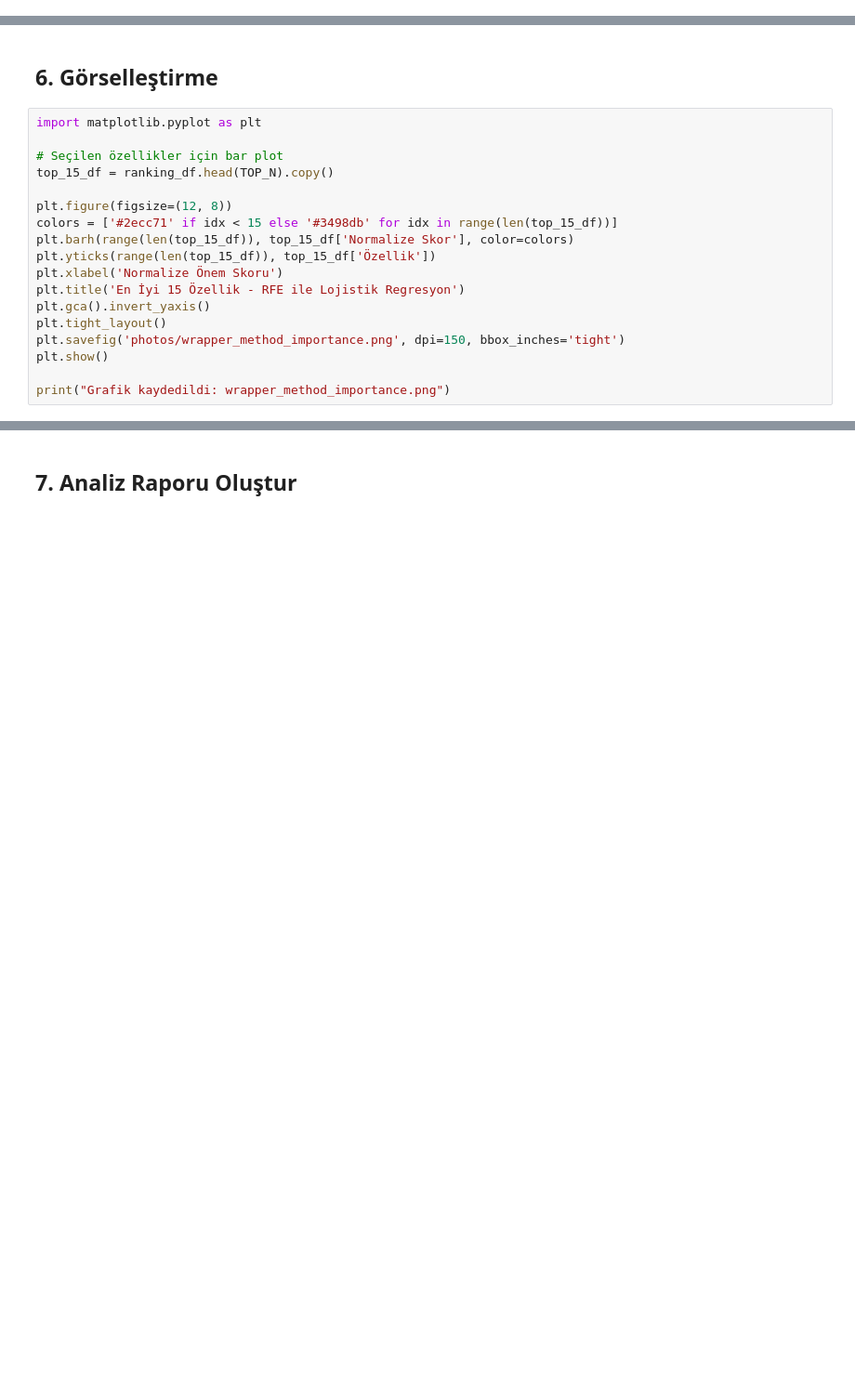
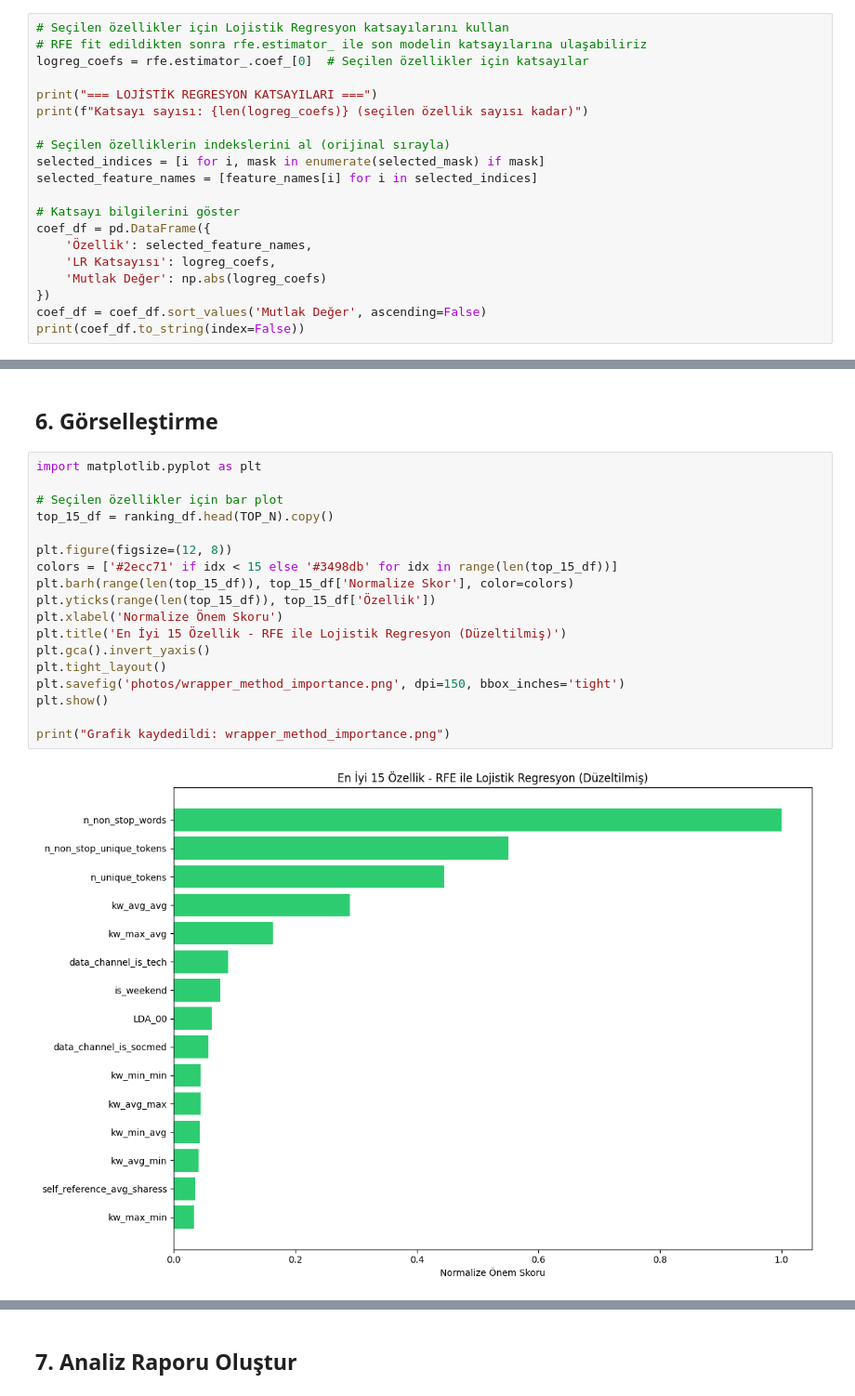
Before and after one commit to kaayra2000/logistic_regression_feature_selection, a Jupyter notebook: feature_selection/wrapper_method.ipynb, the cells around one changed output, grey strips where cells are left out. Shown at 93% size. Cells and saved outputs as stored; diff of their text form; blank space fills up the shorter version.

```diff
--- a/feature_selection/wrapper_method.ipynb
+++ b/feature_selection/wrapper_method.ipynb
@@ -146,0 +192,20 @@ print(ranking_df.to_string(index=False))
+# %%
+# Seçilen özellikler için Lojistik Regresyon katsayılarını kullan
+# RFE fit edildikten sonra rfe.estimator_ ile son modelin katsayılarına ulaşabiliriz
+logreg_coefs = rfe.estimator_.coef_[0]  # Seçilen özellikler için katsayılar
+
+print("=== LOJİSTİK REGRESYON KATSAYILARI ===")
+print(f"Katsayı sayısı: {len(logreg_coefs)} (seçilen özellik sayısı kadar)")
+
+# Seçilen özelliklerin indekslerini al (orijinal sırayla)
+selected_indices = [i for i, mask in enumerate(selected_mask) if mask]
+selected_feature_names = [feature_names[i] for i in selected_indices]
+
+# Katsayı bilgilerini göster
+coef_df = pd.DataFrame({
+    'Özellik': selected_feature_names,
+    'LR Katsayısı': logreg_coefs,
+    'Mutlak Değer': np.abs(logreg_coefs)
+})
+coef_df = coef_df.sort_values('Mutlak Değer', ascending=False)
+print(coef_df.to_string(index=False))
@@ -149,18 +324,20 @@ print(ranking_df.to_string(index=False))
 # %%
 import matplotlib.pyplot as plt
 
 # Seçilen özellikler için bar plot
 top_15_df = ranking_df.head(TOP_N).copy()
 
 plt.figure(figsize=(12, 8))
 colors = ['#2ecc71' if idx < 15 else '#3498db' for idx in range(len(top_15_df))]
 plt.barh(range(len(top_15_df)), top_15_df['Normalize Skor'], color=colors)
 plt.yticks(range(len(top_15_df)), top_15_df['Özellik'])
 plt.xlabel('Normalize Önem Skoru')
-plt.title('En İyi 15 Özellik - RFE ile Lojistik Regresyon')
+plt.title('En İyi 15 Özellik - RFE ile Lojistik Regresyon (Düzeltilmiş)')
 plt.gca().invert_yaxis()
 plt.tight_layout()
 plt.savefig('photos/wrapper_method_importance.png', dpi=150, bbox_inches='tight')
 plt.show()
 
 print("Grafik kaydedildi: wrapper_method_importance.png")
+# %% [output]
+[figure, added]
```
Also changed, not shown: parts of 16 cells of this notebook, 3 other files.
